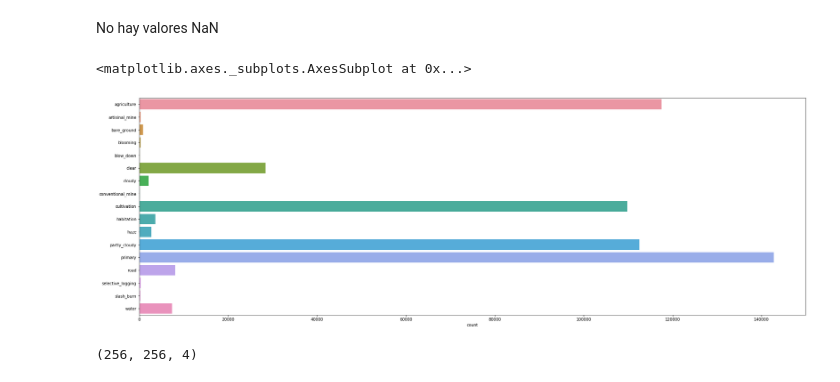
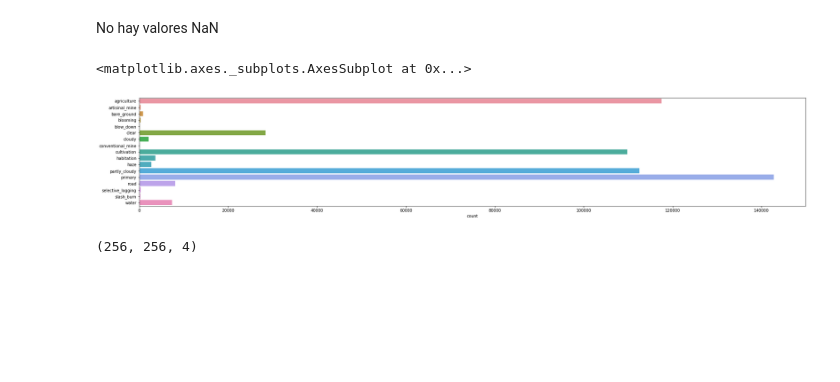
Before and after one commit to gianfrancob/PracticosOptativas, a Jupyter notebook: VisionPorComputadoras/final-lab_2019.ipynb, the cells around one changed output. Cells and saved outputs as stored; diff of their text form; code cells hidden in the pictures; blank space fills up the shorter version.

```diff
--- a/VisionPorComputadoras/final-lab_2019.ipynb
+++ b/VisionPorComputadoras/final-lab_2019.ipynb
@@ -218,11 +218,11 @@ dtype: int64
 # %% [markdown]
 No hay valores NaN
 # %%
-plt.figure(figsize=(30, 10))
+plt.figure(figsize=(30, 5))
 sns.countplot(y=sorted(tags))
 # %% [output]
 <matplotlib.axes._subplots.AxesSubplot at 0x...>
-[figure, old version]
+[figure, new version]
 # %%
 mpimg.imread('train-jpg/train_0.jpg').shape
 # %% [output]
```
Also changed, not shown: parts of 4 cells of this notebook.
